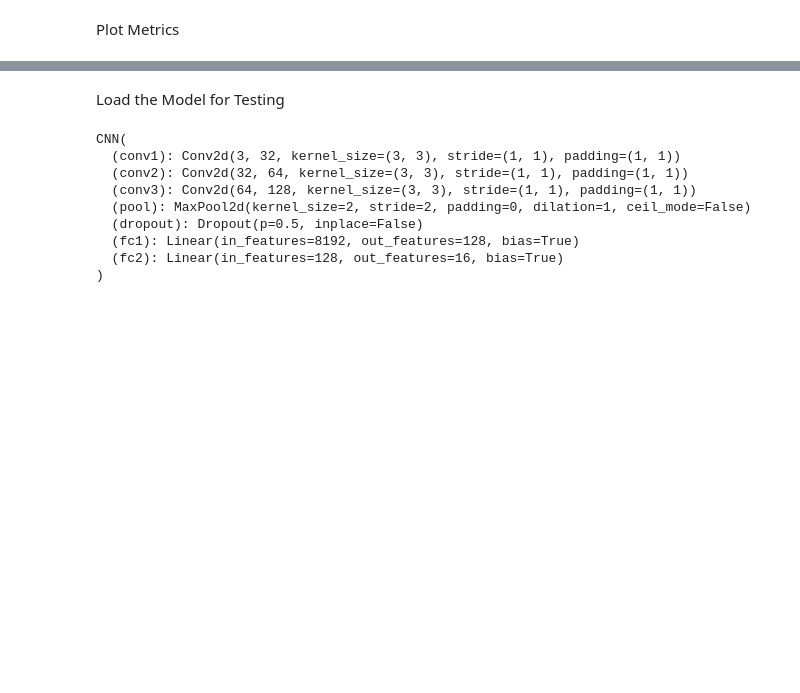
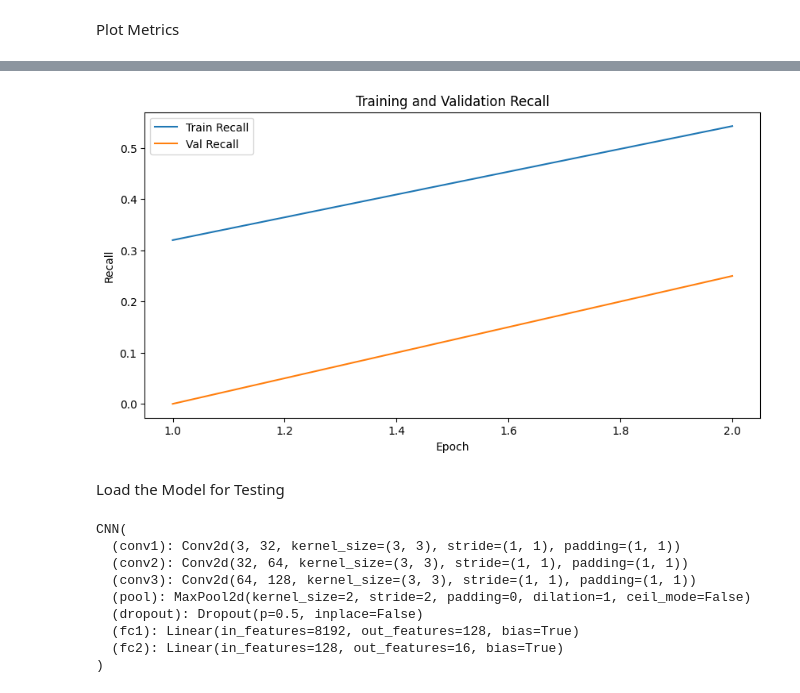
Before and after one commit to PSX-Ramitas/CSCI-164, a Jupyter notebook: cats-vj.ipynb, the cells around one changed output, grey strips where cells are left out. Cells and saved outputs as stored; diff of their text form; code cells hidden in the pictures; blank space fills up the shorter version.

```diff
--- a/cats-vj.ipynb
+++ b/cats-vj.ipynb
@@ -378,13 +382,15 @@ ValueError: x and y must have same first dimension, but have shapes (2,) and (0,
 # %%
 # Plot training and validation recall
 plt.figure(figsize=(10, 5))
-plt.plot(range(1, NUM_EPOCHS + 1), train_recall, label='Train Recall')
-plt.plot(range(1, NUM_EPOCHS + 1), val_recall, label='Val Recall')
+plt.plot(range(1, NUM_EPOCHS + 1), train_recalls, label='Train Recall')
+plt.plot(range(1, NUM_EPOCHS + 1), val_recalls, label='Val Recall')
 plt.xlabel('Epoch')
 plt.ylabel('Recall')
 plt.title('Training and Validation Recall')
 plt.legend()
 plt.show()
+# %% [output]
+[figure, added]
 # %% [markdown]
 Load the Model for Testing
 # %%
```
Also changed, not shown: parts of 11 cells of this notebook.
